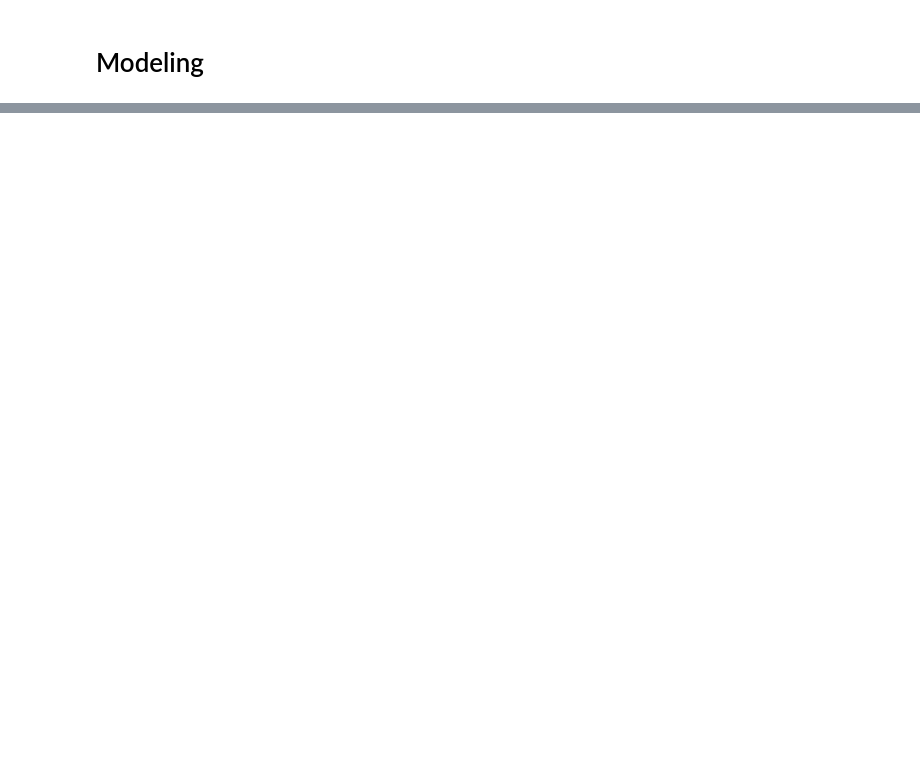
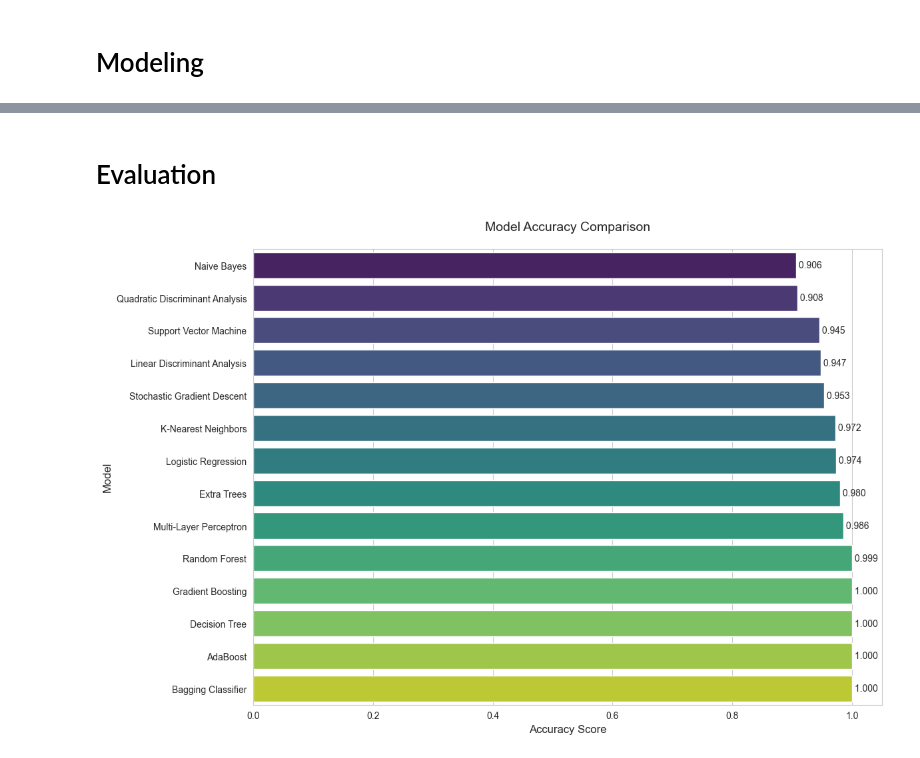
Before and after one commit to ImCodingCat/capstone_project, a Jupyter notebook: machine_learning/classification.ipynb, the cells around one changed output, grey strips where cells are left out. Cells and saved outputs as stored; diff of their text form; code cells hidden in the pictures; blank space fills up the shorter version.

```diff
--- a/machine_learning/classification.ipynb
+++ b/machine_learning/classification.ipynb
@@ -190,0 +207,3 @@ df_encoded.sample(1)
+# %%
+df_encoded = df_encoded.drop(['id', 'title', 'title_english', 'synopsis', 'start', 'ending', 'studios', 'genres'], axis=1) # studios and genres were hot encoded
+df_encoded.sample(1)
@@ -191,2 +216,8 @@ df_encoded.sample(1)
+# %%
+X = df_encoded.drop('success', axis=1)
+y = df_encoded['success']
+
+# Split the Dataset into Train and Test with test 20%
+X_train, X_test, y_train, y_test = train_test_split(X, y, test_size = 0.2)
 # %% [markdown]
 # Modeling
@@ -194,0 +242,14 @@ df_encoded.sample(1)
+# %%
+model_evaluations = {}
+
+for model_name, model in model_classifiers.items():
+    model.fit(X_train, y_train)
+    predictions = model.predict(X_test)
+
+    model_evaluations[model_name] = {
+        'accuracy': accuracy_score(y_test, predictions),
+        'precision': precision_score(y_test, predictions),
+        'recall': recall_score(y_test, predictions),
+        'confusion_matrix': confusion_matrix(y_test, predictions)
+    }
+    print(f'{model_name} Has finished training and evaluated!')
@@ -194,0 +271,24 @@ df_encoded.sample(1)
+# %% [markdown]
+# Evaluation
+# %%
+model_evaluations_values = model_evaluations.values()
+accuracy_df = pd.DataFrame({
+    'Model': list(model_evaluations.keys()),
+    'Accuracy': [metrics['accuracy'] for metrics in model_evaluations_values]
+}).sort_values('Accuracy', ascending=True)
+# %%
+plt.figure(figsize=(12, 8))
+sns.set_style("whitegrid")
+sns.barplot(data=accuracy_df, y='Model', x='Accuracy', palette='viridis')
+
+plt.title('Model Accuracy Comparison', pad=20, fontsize=14)
+plt.xlabel('Accuracy Score', fontsize=12)
+plt.ylabel('Model', fontsize=12)
+
+for i, v in enumerate(accuracy_df['Accuracy']):
+    plt.text(v, i, f' {v:.3f}', va='center', fontsize=10)
+
+plt.tight_layout()
+plt.show()
+# %% [output]
+[figure, added]
```
Also changed, not shown: parts of 18 cells of this notebook, 1 other file.
